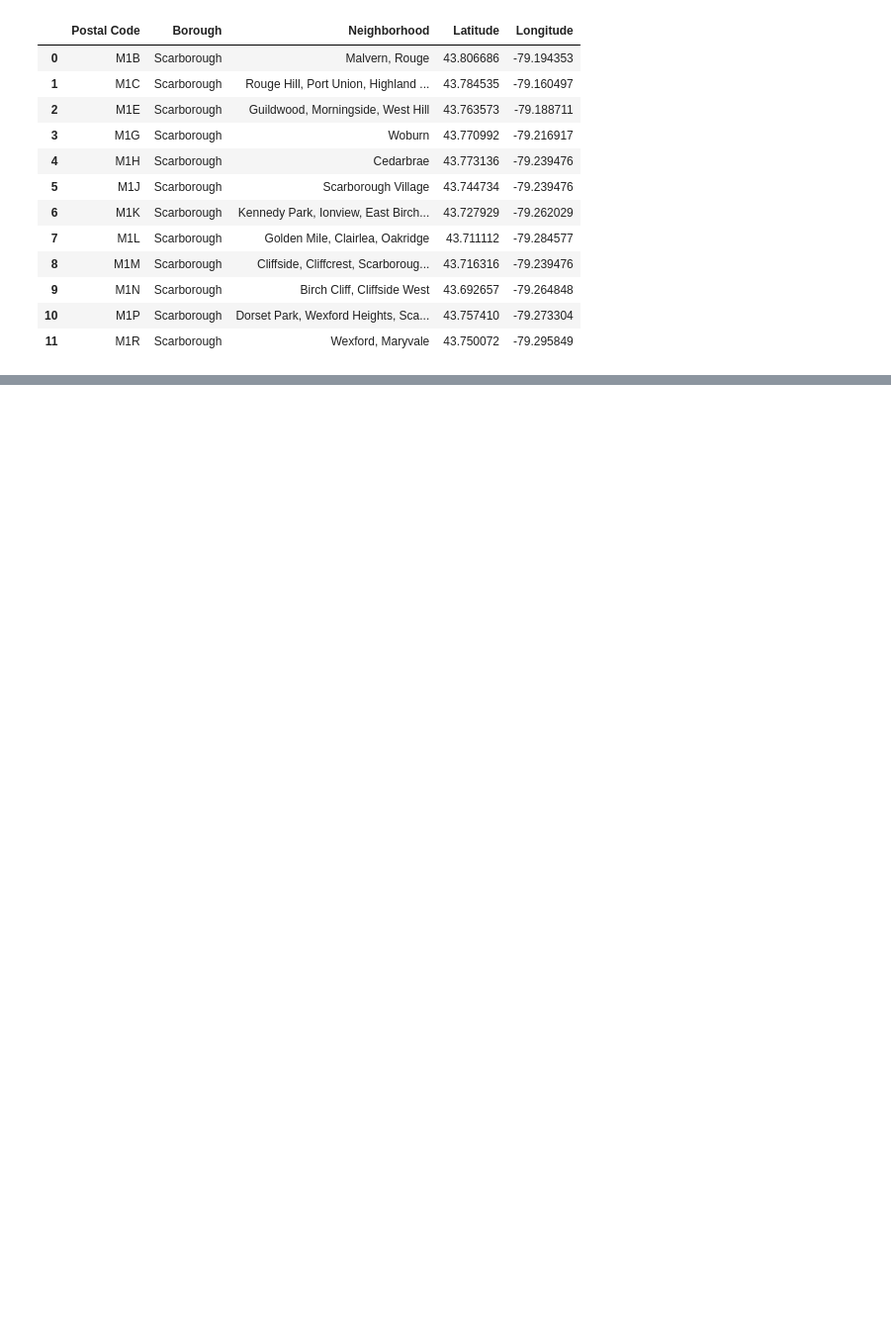
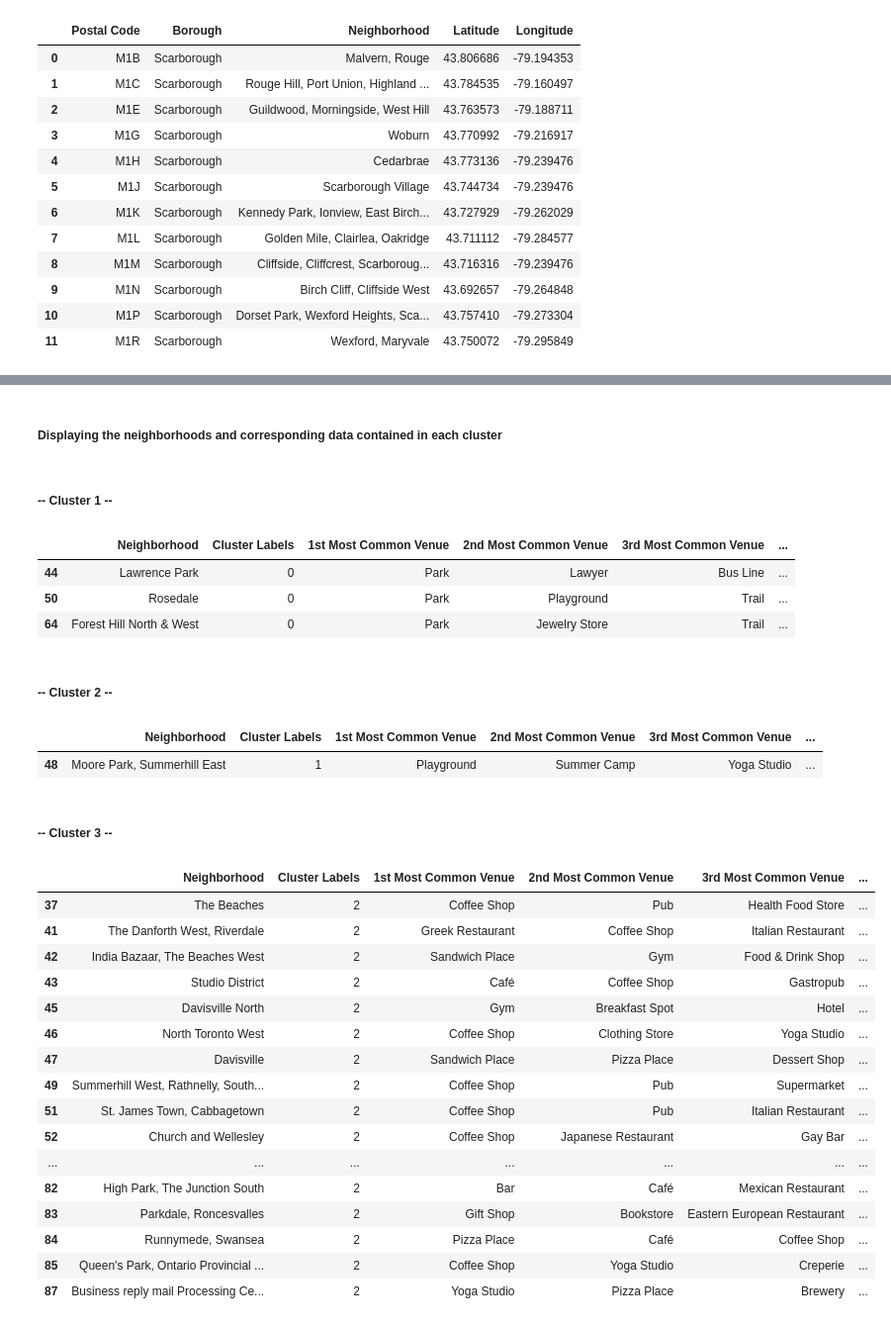
Before and after one commit to ashwingupy/Coursera_Capstone, a Jupyter notebook: IBM_DS_Capstone.ipynb, the cells around one changed output, grey strips where cells are left out. Shown at 99% size. Cells and saved outputs as stored; diff of their text form; code cells hidden in the pictures; blank space fills up the shorter version.

```diff
--- a/IBM_DS_Capstone.ipynb
+++ b/IBM_DS_Capstone.ipynb
@@ -85,0 +280,7 @@ final_df.head(12)
+# %%
+#function for most common venue category in each neighborhood
+def return_most_common_venues(row, num_top_venues):
+    row_categories = row.iloc[1:]
+    row_categories_sorted = row_categories.sort_values(ascending=False)
+
+    return row_categories_sorted.index.values[0:num_top_venues]
@@ -85,0 +319,12 @@ final_df.head(12)
+# %%
+#set number of clusters
+kclusters = 4
+
+toronto_grouped_clustering = toronto_grouped.drop('Neighborhood', 1)
+
+# run k-means clustering
+kmeans = KMeans(n_clusters=kclusters, random_state=4).fit(toronto_grouped_clustering)
+#kmeans = DBSCAN(eps=0.5, min_samples=1).fit(toronto_grouped_clustering)
+# check cluster labels generated for each row in the dataframe
+kmeans.labels_[0:10]
+np.asarray((np.unique(kmeans.labels_, return_counts=True)[0],np.unique(kmeans.labels_, return_counts=True)[1])).T
@@ -85,0 +338,11 @@ final_df.head(12)
+# %%
+neighborhoods_venues_sorted1 = neighborhoods_venues_sorted.copy()
+# add clustering labels
+neighborhoods_venues_sorted1.insert(0, 'Cluster Labels', kmeans.labels_)
+
+toronto_merged = toronto
+
+# merge toronto_grouped with toronto_data to add latitude/longitude for each neighborhood
+toronto_merged = toronto_merged.join(neighborhoods_venues_sorted1.set_index('Neighborhood'), on='Neighborhood')
+
+toronto_merged.head()
@@ -85,0 +386,40 @@ final_df.head(12)
+# %% [markdown]
+##### Displaying the neighborhoods and corresponding data contained in each cluster
+# %% [markdown]
+##### -- Cluster 1 --
+# %%
+toronto_merged.loc[toronto_merged['Cluster Labels'] == 0, toronto_merged.columns[[2] + list(range(5, toronto_merged.shape[1]))]]
+# %% [output]
+|  | Neighborhood | Cluster Labels | 1st Most Common Venue | 2nd Most Common Venue | 3rd Most Common Venue | ... |
+| 44 | Lawrence Park | 0 | Park | Lawyer | Bus Line | ... |
+| 50 | Rosedale | 0 | Park | Playground | Trail | ... |
+| 64 | Forest Hill North & West | 0 | Park | Jewelry Store | Trail | ... |
+# %% [markdown]
+##### -- Cluster 2 --
+# %%
+toronto_merged.loc[toronto_merged['Cluster Labels'] == 1, toronto_merged.columns[[2] + list(range(5, toronto_merged.shape[1]))]]
+# %% [output]
+|  | Neighborhood | Cluster Labels | 1st Most Common Venue | 2nd Most Common Venue | 3rd Most Common Venue | ... |
+| 48 | Moore Park, Summerhill East | 1 | Playground | Summer Camp | Yoga Studio | ... |
+# %% [markdown]
+##### -- Cluster 3 --
+# %%
+toronto_merged.loc[toronto_merged['Cluster Labels'] == 2, toronto_merged.columns[[2] + list(range(5, toronto_merged.shape[1]))]]
+# %% [output]
+|  | Neighborhood | Cluster Labels | 1st Most Common Venue | 2nd Most Common Venue | 3rd Most Common Venue | ... |
+| 37 | The Beaches | 2 | Coffee Shop | Pub | Health Food Store | ... |
+| 41 | The Danforth West, Riverdale | 2 | Greek Restaurant | Coffee Shop | Italian Restaurant | ... |
+| 42 | India Bazaar, The Beaches West | 2 | Sandwich Place | Gym | Food & Drink Shop | ... |
+| 43 | Studio District | 2 | Café | Coffee Shop | Gastropub | ... |
+| 45 | Davisville North | 2 | Gym | Breakfast Spot | Hotel | ... |
+| 46 | North Toronto West | 2 | Coffee Shop | Clothing Store | Yoga Studio | ... |
+| 47 | Davisville | 2 | Sandwich Place | Pizza Place | Dessert Shop | ... |
+| 49 | Summerhill West, Rathnelly, South... | 2 | Coffee Shop | Pub | Supermarket | ... |
+| 51 | St. James Town, Cabbagetown | 2 | Coffee Shop | Pub | Italian Restaurant | ... |
+| 52 | Church and Wellesley | 2 | Coffee Shop | Japanese Restaurant | Gay Bar | ... |
+| ... | ... | ... | ... | ... | ... | ... |
+| 82 | High Park, The Junction South | 2 | Bar | Café | Mexican Restaurant | ... |
+| 83 | Parkdale, Roncesvalles | 2 | Gift Shop | Bookstore | Eastern European Restaurant | ... |
+| 84 | Runnymede, Swansea | 2 | Pizza Place | Café | Coffee Shop | ... |
+| 85 | Queen's Park, Ontario Provincial ... | 2 | Coffee Shop | Yoga Studio | Creperie | ... |
+| 87 | Business reply mail Processing Ce... | 2 | Yoga Studio | Pizza Place | Brewery | ... |
```
Also changed, not shown: parts of 35 cells of this notebook.
